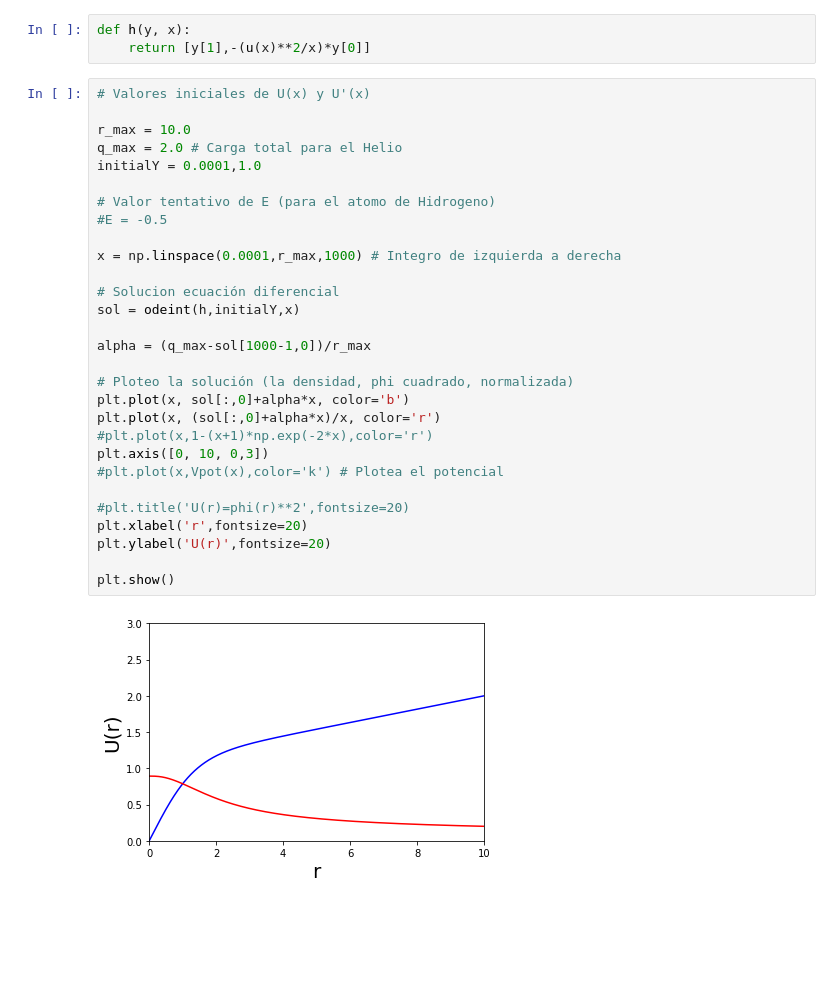
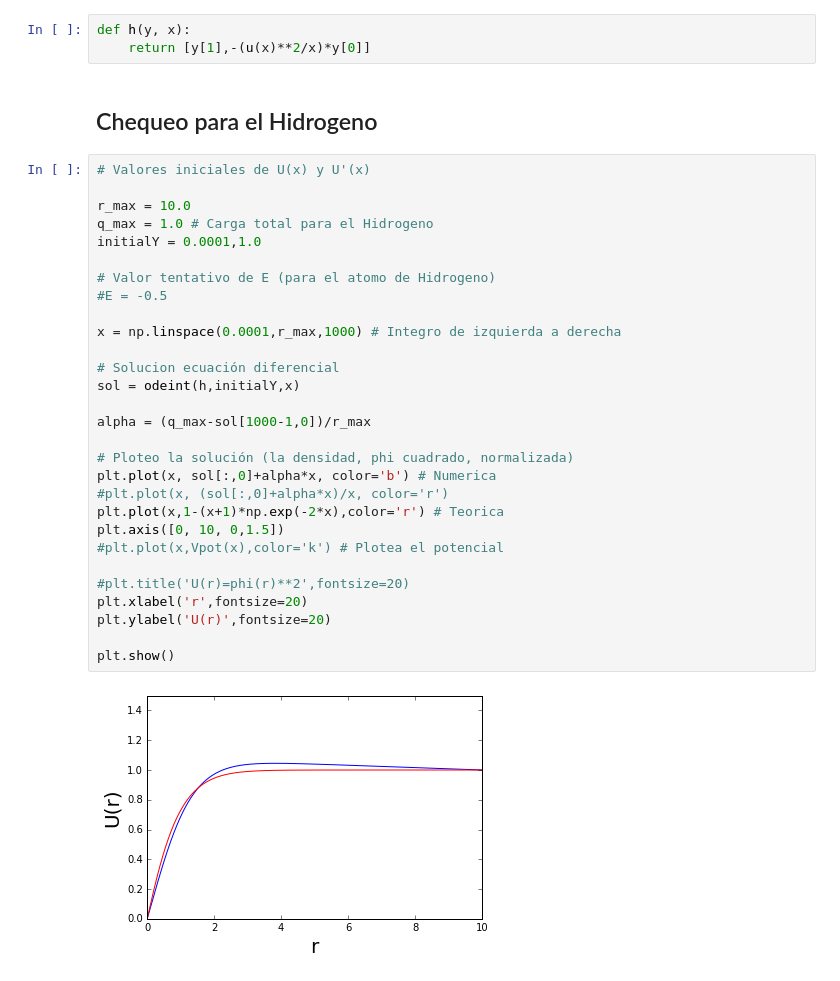
Before and after one commit to carlosbionic/Estructura-de-la-materia-3, a Jupyter notebook: DFT_Helio.ipynb, the cells around one changed output. Cells and saved outputs as stored; diff of their text form; blank space fills up the shorter version.

```diff
--- a/DFT_Helio.ipynb
+++ b/DFT_Helio.ipynb
@@ -93,34 +131,36 @@ def u(x):
 # %%
 def h(y, x):
     return [y[1],-(u(x)**2/x)*y[0]]
+# %% [markdown]
+## Chequeo para el Hidrogeno
 # %%
 # Valores iniciales de U(x) y U'(x)
 
 r_max = 10.0
-q_max = 2.0 # Carga total para el Helio
+q_max = 1.0 # Carga total para el Hidrogeno
 initialY = 0.0001,1.0
 
 # Valor tentativo de E (para el atomo de Hidrogeno)
 #E = -0.5
 
 x = np.linspace(0.0001,r_max,1000) # Integro de izquierda a derecha
 
 # Solucion ecuación diferencial
 sol = odeint(h,initialY,x)
 
 alpha = (q_max-sol[1000-1,0])/r_max
 
 # Ploteo la solución (la densidad, phi cuadrado, normalizada)
-plt.plot(x, sol[:,0]+alpha*x, color='b')
-plt.plot(x, (sol[:,0]+alpha*x)/x, color='r')
-#plt.plot(x,1-(x+1)*np.exp(-2*x),color='r')
-plt.axis([0, 10, 0,3])
+plt.plot(x, sol[:,0]+alpha*x, color='b') # Numerica
+#plt.plot(x, (sol[:,0]+alpha*x)/x, color='r')
+plt.plot(x,1-(x+1)*np.exp(-2*x),color='r') # Teorica
+plt.axis([0, 10, 0,1.5])
 #plt.plot(x,Vpot(x),color='k') # Plotea el potencial
 
 #plt.title('U(r)=phi(r)**2',fontsize=20)
 plt.xlabel('r',fontsize=20)
 plt.ylabel('U(r)',fontsize=20)
 
 plt.show()
 # %% [output]
-[figure, old version]
+[figure, new version]
```
Also changed, not shown: parts of 12 cells of this notebook.
